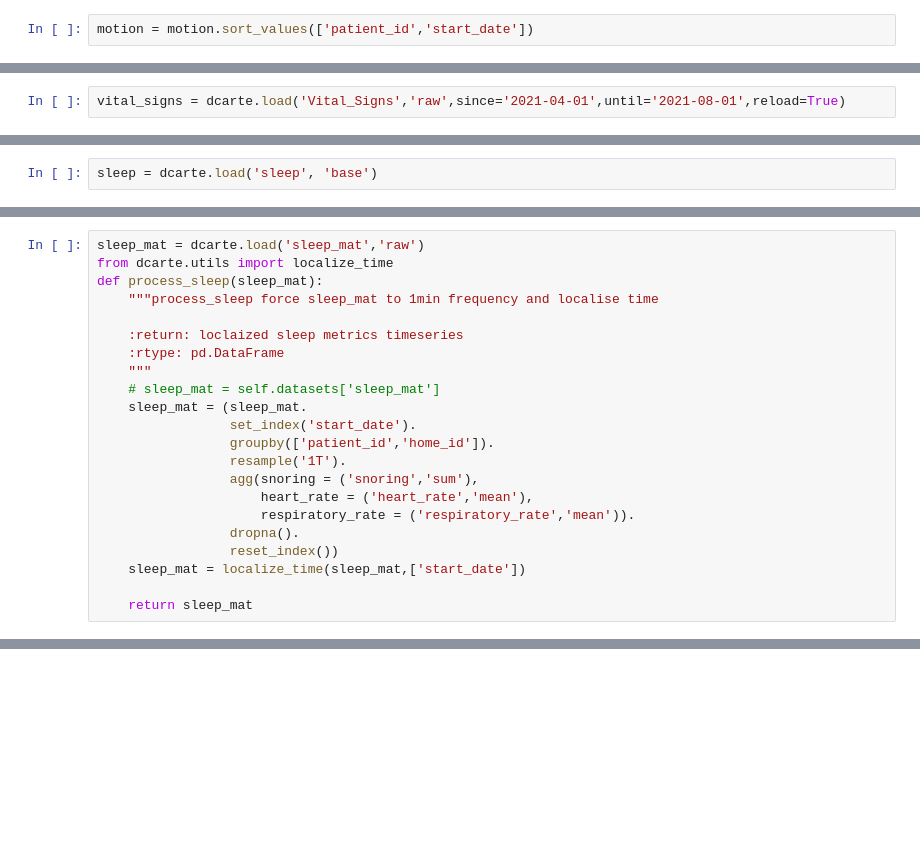
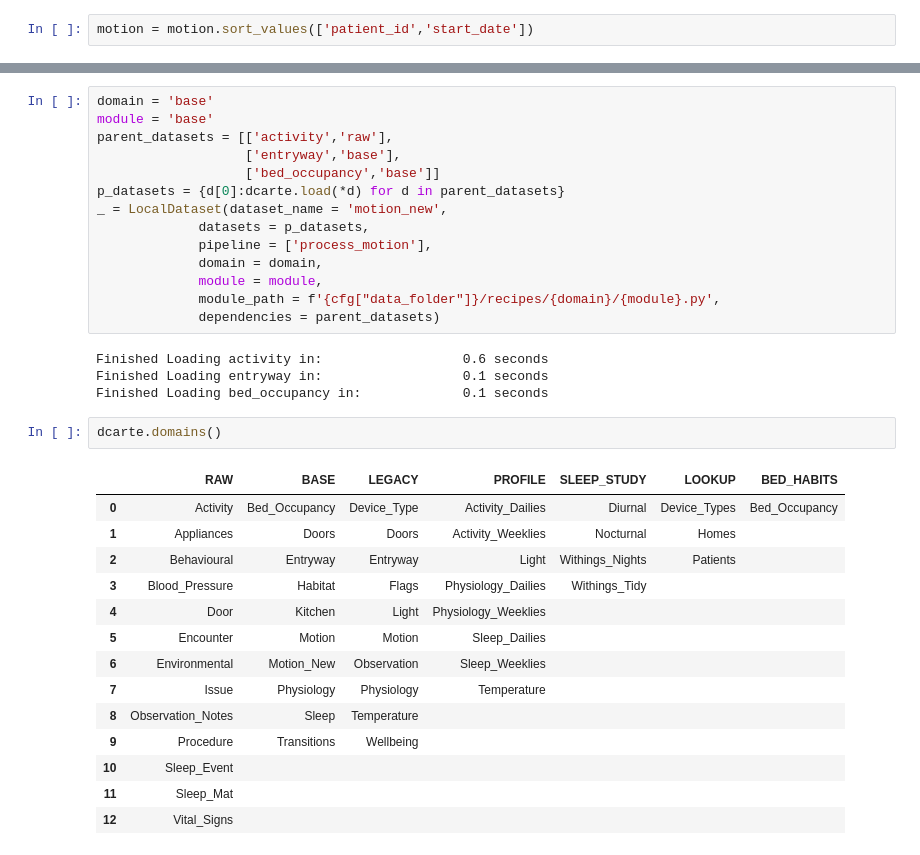
Before and after one commit to esoreq/dcarte, a Jupyter notebook: tutorial/5.recipes.ipynb, the cells around one changed output, grey strips where cells are left out. Drawn from its saved outputs; the diff is of its cells as text; blank space fills up the shorter version.

```diff
--- a/tutorial/5.recipes.ipynb
+++ b/tutorial/5.recipes.ipynb
@@ -67,2 +108,0 @@ transition = motion.groupby('patient_id').apply(mine_transtion,value='location_n
-# %%
-vital_signs = dcarte.load('Vital_Signs','raw',since='2021-04-01',until='2021-08-01',reload=True)
@@ -482,2 +108,0 @@ Length: 79889, dtype: object
-# %%
-sleep = dcarte.load('sleep', 'base')
@@ -498,22 +108,0 @@ KeyboardInterrupt:
-# %%
-sleep_mat = dcarte.load('sleep_mat','raw')
-from dcarte.utils import localize_time
-def process_sleep(sleep_mat):
-    """process_sleep force sleep_mat to 1min frequency and localise time
-
-    :return: loclaized sleep metrics timeseries
-    :rtype: pd.DataFrame
-    """
-    # sleep_mat = self.datasets['sleep_mat']
-    sleep_mat = (sleep_mat.
-                 set_index('start_date').
-                 groupby(['patient_id','home_id']).
-                 resample('1T').
-                 agg(snoring = ('snoring','sum'),
-                     heart_rate = ('heart_rate','mean'),
-                     respiratory_rate = ('respiratory_rate','mean')).
-                 dropna().
-                 reset_index())
-    sleep_mat = localize_time(sleep_mat,['start_date'])
-
-    return sleep_mat
@@ -585,0 +181,35 @@ dd.set_index('start_date').loc['2020-02-09 00:26:00':]
+# %%
+domain = 'base'
+module = 'base'
+parent_datasets = [['activity','raw'],
+                   ['entryway','base'],
+                   ['bed_occupancy','base']]
+p_datasets = {d[0]:dcarte.load(*d) for d in parent_datasets}
+_ = LocalDataset(dataset_name = 'motion_new',
+             datasets = p_datasets,
+             pipeline = ['process_motion'],
+             domain = domain,
+             module = module,
+             module_path = f'{cfg["data_folder"]}/recipes/{domain}/{module}.py',
+             dependencies = parent_datasets)
+# %% [output]
+Finished Loading activity in:                  0.6 seconds
+Finished Loading entryway in:                  0.1 seconds
+Finished Loading bed_occupancy in:             0.1 seconds
+# %%
+dcarte.domains()
+# %% [output]
+|  | RAW | BASE | LEGACY | PROFILE | SLEEP_STUDY | LOOKUP | BED_HABITS |
+| 0 | Activity | Bed_Occupancy | Device_Type | Activity_Dailies | Diurnal | Device_Types | Bed_Occupancy |
+| 1 | Appliances | Doors | Doors | Activity_Weeklies | Nocturnal | Homes |  |
+| 2 | Behavioural | Entryway | Entryway | Light | Withings_Nights | Patients |  |
+| 3 | Blood_Pressure | Habitat | Flags | Physiology_Dailies | Withings_Tidy |  |  |
+| 4 | Door | Kitchen | Light | Physiology_Weeklies |  |  |  |
+| 5 | Encounter | Motion | Motion | Sleep_Dailies |  |  |  |
+| 6 | Environmental | Motion_New | Observation | Sleep_Weeklies |  |  |  |
+| 7 | Issue | Physiology | Physiology | Temperature |  |  |  |
+| 8 | Observation_Notes | Sleep | Temperature |  |  |  |  |
+| 9 | Procedure | Transitions | Wellbeing |  |  |  |  |
+| 10 | Sleep_Event |  |  |  |  |  |  |
+| 11 | Sleep_Mat |  |  |  |  |  |  |
+| 12 | Vital_Signs |  |  |  |  |  |  |
```
Also changed, not shown: parts of 70 cells of this notebook, 3 other files.
